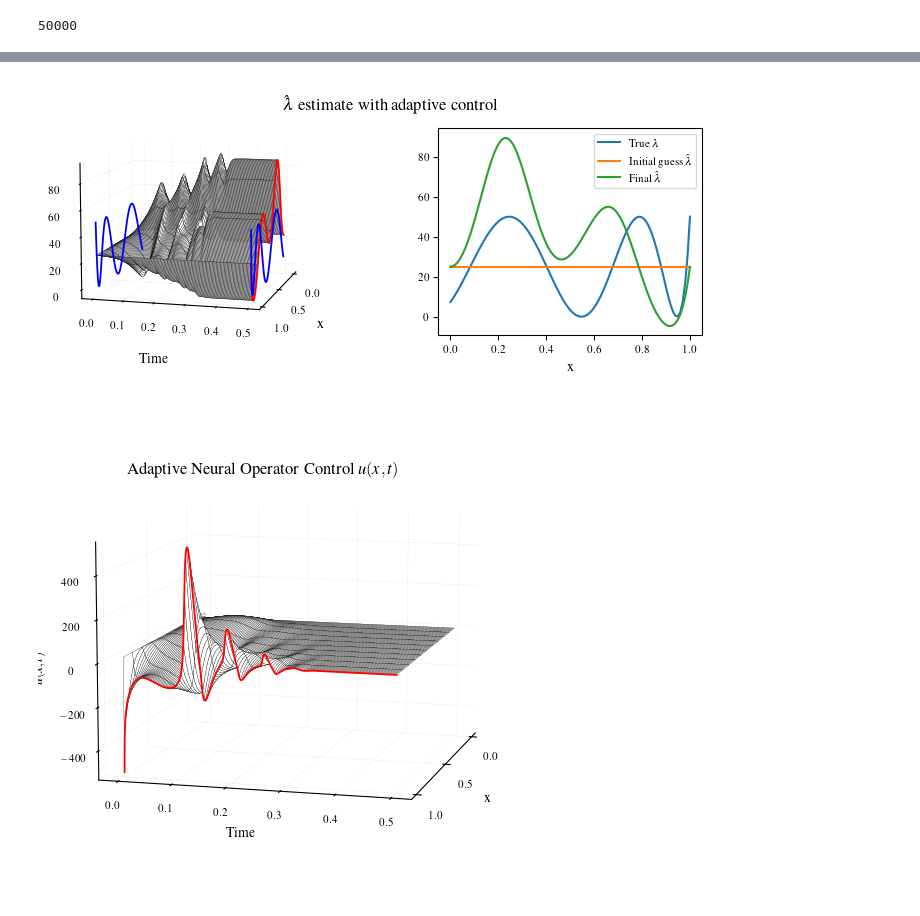
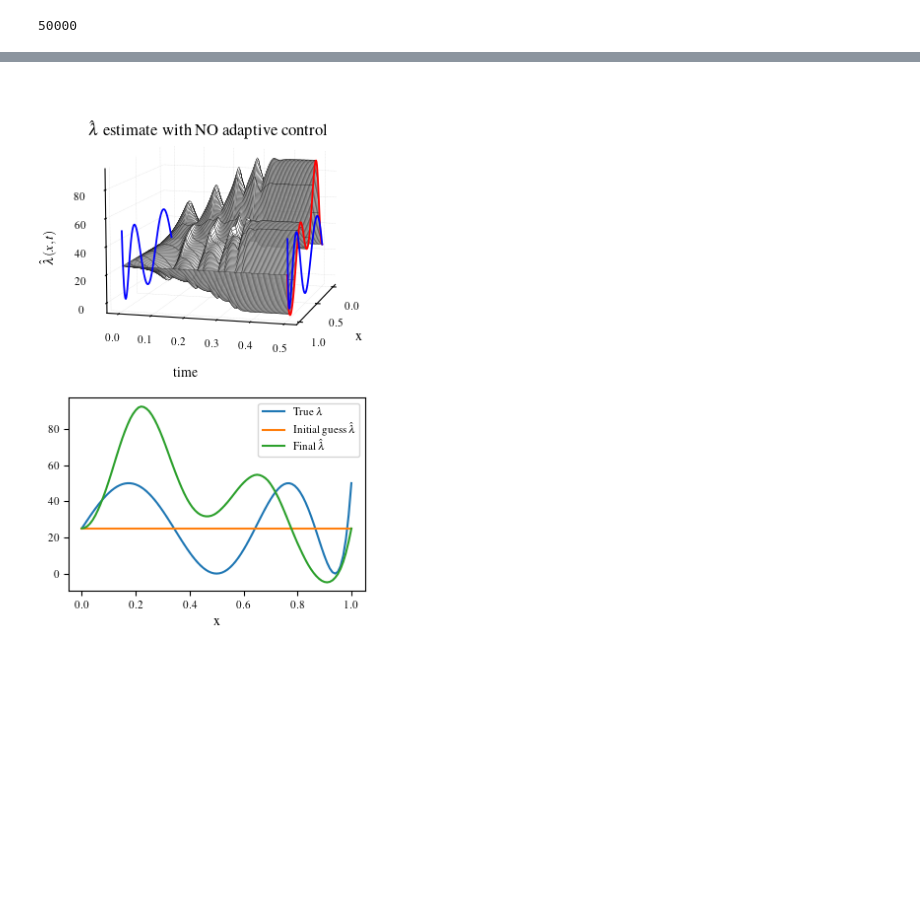
Before and after one commit to lukebhan/NeuralOperatorParabolicAdaptiveControl, a Jupyter notebook: adaptive.ipynb, the cells around one changed output, grey strips where cells are left out. Saved outputs shown, nothing was run; the diff lists cells and outputs as text; code cells hidden in the pictures; blank space fills up the shorter version.

```diff
--- a/adaptive.ipynb
+++ b/adaptive.ipynb
@@ -261,11 +444,21 @@ TypeError: order must be str, not int
 # %%
+# RUN ADAPTIVE CONTROL
 init_cond = np.zeros(nx+1)
-lam = np.zeros(nx+1)
-lamGuess = np.zeros(nx+1)
+lam = np.zeros(nx+1, dtype=np.float32)
+lamGuess = np.zeros(nx+1, dtype=np.float32)
 for j in range(nx+1):
     init_cond[j] = 20
-    lam[j] = 25*math.cos(9.5*math.acos(spatial[j])) +25
+    lam[j] = 25*math.cos(9*math.acos(spatial[j])) +25
     lamGuess[j] = 25
+# kernel with just the guessed lambda without adaptivity
+k = solveKernelFunction(lamGuess, dx, lam, lam)
 
-u, s2, lArr, kArr= solvePDEAdaptive(init_cond, 1, 1, dt, dt/dx**2, T, lam, solveControl, solveKernelFunction, 50, lamGuess, True)
+# control with just the guessed lambda without adaptivity
+uopen = solvePDE(init_cond, 1, 1, dt, dt/dx**2, T, lam, openLoop, k)
+
+# control with analytic solutions of kernels (SLOW)
+#u, s2, lArr, kArr= solvePDEAdaptive(init_cond, 1, 1, dt, dt/dx**2, T, lam, solveControl, solveKernelFunction, 50, lamGuess, grid, model, False)
+
+# control with NOP solutions for the kernels.
+#uNOP, sNOP, lArrNOP, kArrNOP = solvePDEAdaptive(init_cond, 1, 1, dt, dt/dx**2, T, lam, solveControl, solveKernelFunctionNOP, 50, lamGuess,grid, model, True)
 # %% [output]
@@ -289,11 +554,14 @@ lhatdelta [ 0.00000000e+00  3.28424627e-01  1.30785488e+00  2.92117064e+00
 # %%
+# PLOT LAMBDA ESTIMATES WITH NOP CONTROLLER
+lArrNOP = np.array(lArrNOP)
+lArr=  np.array(lArr)
+
 res = 1
-fig = plt.figure(figsize=set_size(516, 0.99, (1, 2), height_add=1))
-subfigs = fig.subfigures(nrows=1, ncols=2, hspace=0)
+fig = plt.figure(figsize=set_size(522, 0.49, (2, 1), height_add=1))
+subfigs = fig.subfigures(nrows=2, ncols=1, hspace=0)
 subfig = subfigs[0]
-subfig.subplots_adjust(left=0.15, bottom=0, right=1, top=1.1)
+subfig.subplots_adjust(left=0.08, bottom=0, right=1, top=1.1)
 axes = subfig.subplots(nrows=1, ncols=1, subplot_kw={"projection": "3d", "computed_zorder": False})
-lArr=  np.array(lArr)
 
 for axis in [axes.xaxis, axes.yaxis, axes.zaxis]:
     axis._axinfo['axisline']['linewidth'] = 1
@@ -303,74 +571,37 @@ for axis in [axes.xaxis, axes.yaxis, axes.zaxis]:
     axis._axinfo['grid']['color'] = "#d1d1d1"
     axis.set_pane_color((1, 1, 1))
 
 meshx, mesht = np.meshgrid(spatial, temporal)
 
-axes.plot_surface(meshx, mesht, lArr, edgecolor="black",lw=0.2, rstride=250, cstride=10,
+axes.plot_surface(meshx, mesht, lArrNOP, edgecolor="black",lw=0.2, rstride=250, cstride=10,
                         alpha=1, color="white", shade=False, rasterized=True, antialiased=True)
 axes.view_init(10, 15)
 axes.set_xlabel("x")
-axes.set_ylabel("Time", labelpad=10)
-axes.set_zlabel(r"$\hat{\lambda}(x, t)$")
+axes.set_ylabel("time", labelpad=10)
+axes.set_zlabel(r"$\hat{\lambda}(x, t)$", rotation=90)
 axes.zaxis.set_rotate_label(False)
 axes.set_xticks([0, 0.5, 1])
 #axes.yaxis.set_major_formatter(FormatStrFormatter('%.1f'))
 vals = lArr[-1]
 test = np.ones(len(lam))*temporal[-1]
 
 axes.plot(spatial, test, vals, color="red", lw=1.3, antialiased=True)
 axes.plot(spatial, test, lam, color="blue", lw=1.3, antialiased=True)
 axes.plot(spatial, np.zeros(len(lam)), lam, color="blue", lw=1.3, antialiased=True)
+subfig.suptitle(r"$\hat{\lambda}$ estimate with NO adaptive control")
 
 
 subfig = subfigs[1]
 # subfig.suptitle(r"Comparison of initial and final $\hat{\beta}$ for $\sigma=2.9, 3.1$")
 
-subfig.subplots_adjust(left=0.15, bottom=0.2, right=0.97, top=0.85, wspace=0.3, hspace=0.1)
+subfig.subplots_adjust(left=0.1, bottom=0.2, right=0.95, top=0.93, wspace=0.3, hspace=0.1)
 axes = subfig.subplots(nrows=1, ncols=1)
 axes.plot(spatial, lam, label=r"True $\lambda$")
 axes.plot(spatial, lamGuess, label=r"Initial guess $\hat{\lambda}$")
-axes.plot(spatial, lArr[-1], label=r"Final  $\hat{\lambda}$")
+axes.plot(spatial, lArrNOP[-1], label=r"Final  $\hat{\lambda}$")
 axes.legend()
 axes.set_xlabel("x")
 
-subfig.suptitle(r"$\hat{\lambda}$ estimate with adaptive control", x=0, y=0.96, ha="center")
 plt.savefig("lambdaComparisonTight.pdf", dpi=300)
 # %% [output]
-[figure, old version]
+[figure, new version]
-# %%
-res = 1
-fig = plt.figure(figsize=set_size(516, 0.99, (1,1), height_add=0))
-
-subfigs = fig.subfigures(nrows=1, ncols=1, hspace=0)
-
-subfig = subfigs
-subfig.subplots_adjust(left=0.07, bottom=0, right=1, top=1.1)
-subfig.suptitle(r"Adaptive Neural Operator Control $u(x, t)$")
-axes = subfig.subplots(nrows=1, ncols=1, subplot_kw={"projection": "3d", "computed_zorder": False})
-
-for axis in [axes.xaxis, axes.yaxis, axes.zaxis]:
-    axis._axinfo['axisline']['linewidth'] = 1
-    axis._axinfo['axisline']['color'] = "b"
-    axis._axinfo['grid']['linewidth'] = 0.2
-    axis._axinfo['grid']['linestyle'] = "--"
-    axis._axinfo['grid']['color'] = "#d1d1d1"
-    axis.set_pane_color((1, 1, 1))
-
-meshx, mesht = np.meshgrid(spatial, temporal)
-
-axes.plot_surface(meshx, mesht, u, edgecolor="black",lw=0.2, rstride=250, cstride=10,
-                        alpha=1, color="white", shade=False, rasterized=True, antialiased=True)
-test = np.ones(nt)
-vals = (u.transpose())[-1]
-axes.plot(test[1:], temporal[1:], vals[1:], color="red", lw=1.3, antialiased=True)
-axes.view_init(10, 15)
-axes.set_xlabel("x")
-axes.set_ylabel("Time")
-axes.set_zlabel(r"$u(x, t)$", rotation=90)
-axes.zaxis.set_rotate_label(False)
-axes.set_xticks([0, 0.5, 1])
-#axes.yaxis.set_major_formatter(FormatStrFormatter('%.1f'))
-
-plt.savefig("adaptiveControlParabolicBig.pdf", dpi=300)
-# %% [output]
-[figure, removed]
```
Also changed, not shown: parts of 22 cells of this notebook.
